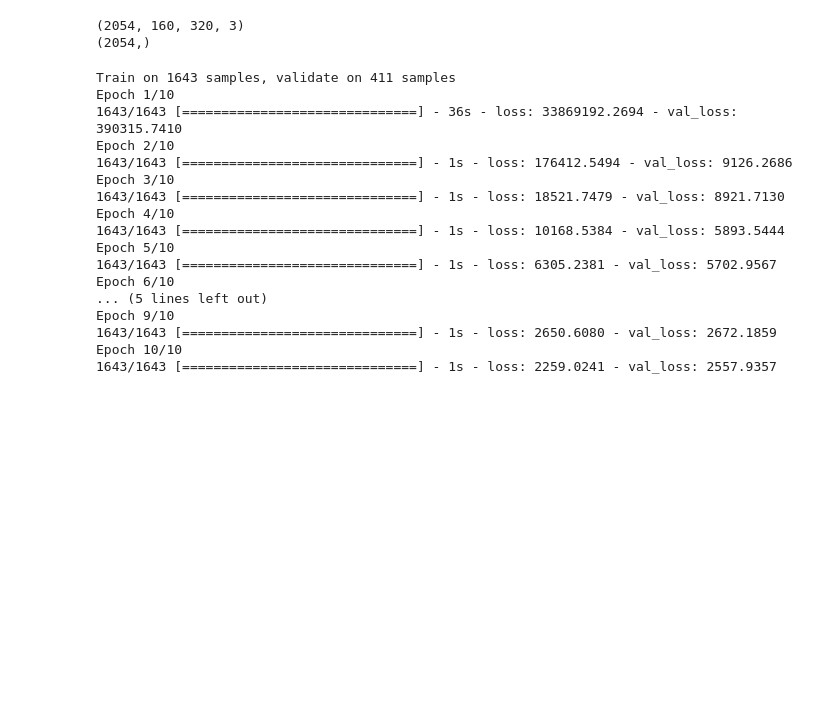
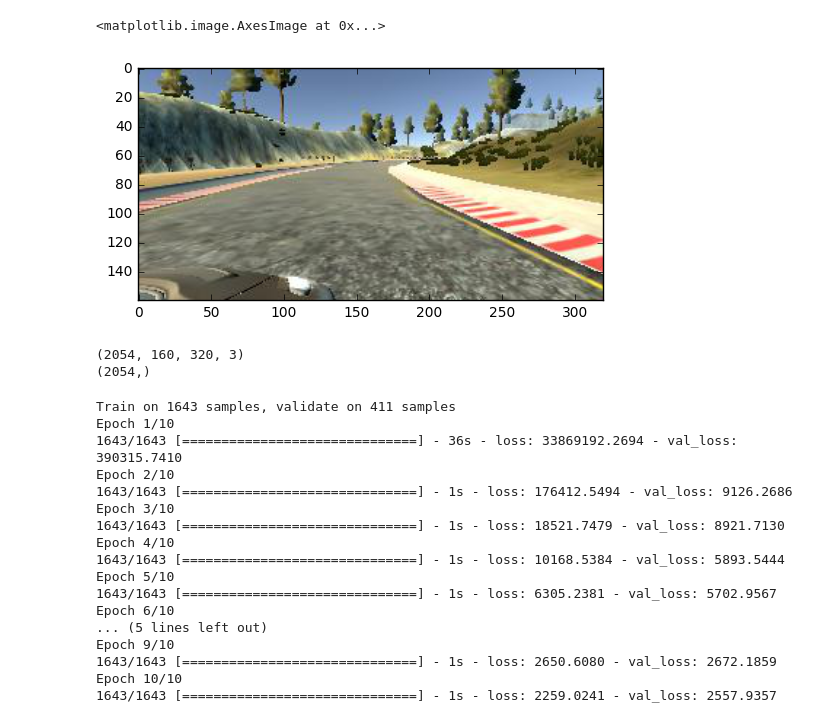
Before and after one commit to anshulee/CarND-Behavioral-Cloning-P3, a Jupyter notebook: MyModel.ipynb, the cells around one changed output. Drawn from its saved outputs; the diff is of its cells as text; code cells hidden in the pictures; blank space fills up the shorter version.

```diff
--- a/MyModel.ipynb
+++ b/MyModel.ipynb
@@ -47 +89,6 @@ center_2017_02_20_14_31_04_818.jpg
+# %%
+plt.imshow(augmented_images[501])
+# %% [output]
+<matplotlib.image.AxesImage at 0x...>
+[figure, added]
 # %%
```
Also changed, not shown: parts of 8 cells of this notebook.
